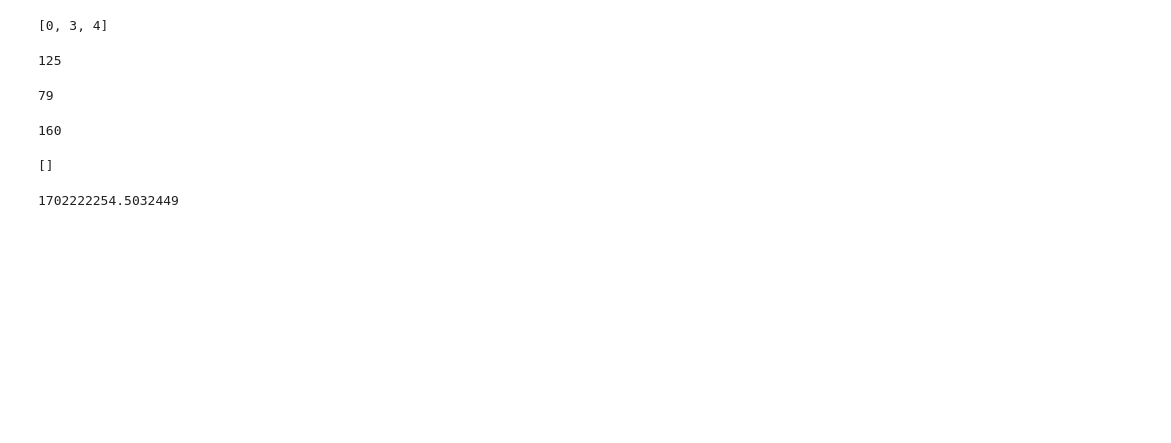
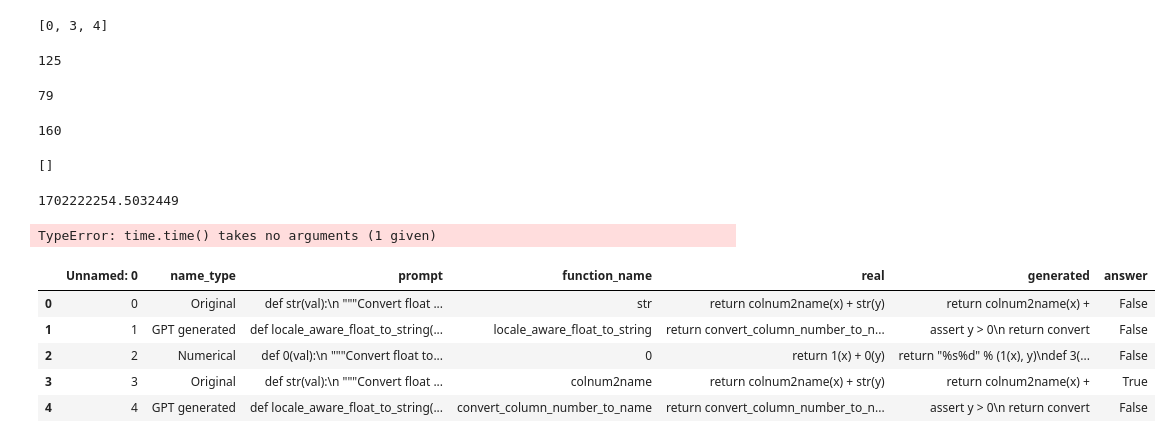
Before and after one commit to JetBrains-Research/effective-inference, a Jupyter notebook: Preprocessing.ipynb, the cells around one changed output. Cells and saved outputs as stored; diff of their text form; code cells hidden in the pictures; blank space fills up the shorter version.

```diff
--- a/Preprocessing.ipynb
+++ b/Preprocessing.ipynb
@@ -3371,3 +3375,18 @@ import time
 time.time()
 # %% [output]
 1702222254.5032449
+# %%
+time.time("2023-12-08 10:30:50")
+# %% [output]
+TypeError: time.time() takes no arguments (1 given)
+# %%
+d = pd.read_csv('clean_naming/logs/line_generation.csv')
+# %%
+d.head()
+# %% [output]
+|  | Unnamed: 0 | name_type | prompt | function_name | real | generated | answer |
+| 0 | 0 | Original | def str(val):\n """Convert float ... | str | return colnum2name(x) + str(y) | return colnum2name(x) + | False |
+| 1 | 1 | GPT generated | def locale_aware_float_to_string(... | locale_aware_float_to_string | return convert_column_number_to_n... | assert y > 0\n return convert | False |
+| 2 | 2 | Numerical | def 0(val):\n """Convert float to... | 0 | return 1(x) + 0(y) | return "%s%d" % (1(x), y)\ndef 3(... | False |
+| 3 | 3 | Original | def str(val):\n """Convert float ... | colnum2name | return colnum2name(x) + str(y) | return colnum2name(x) + | True |
+| 4 | 4 | GPT generated | def locale_aware_float_to_string(... | convert_column_number_to_name | return convert_column_number_to_n... | assert y > 0\n return convert | False |
```
Also changed, not shown: parts of 4 cells of this notebook, 2 other files.
